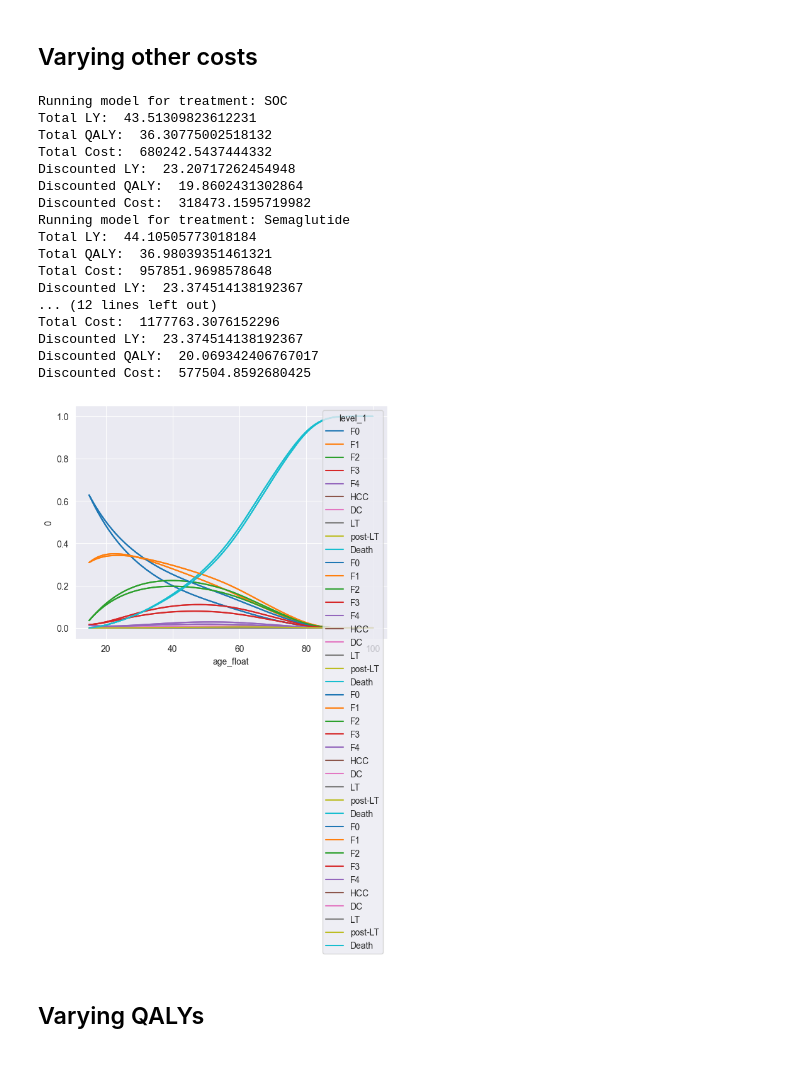
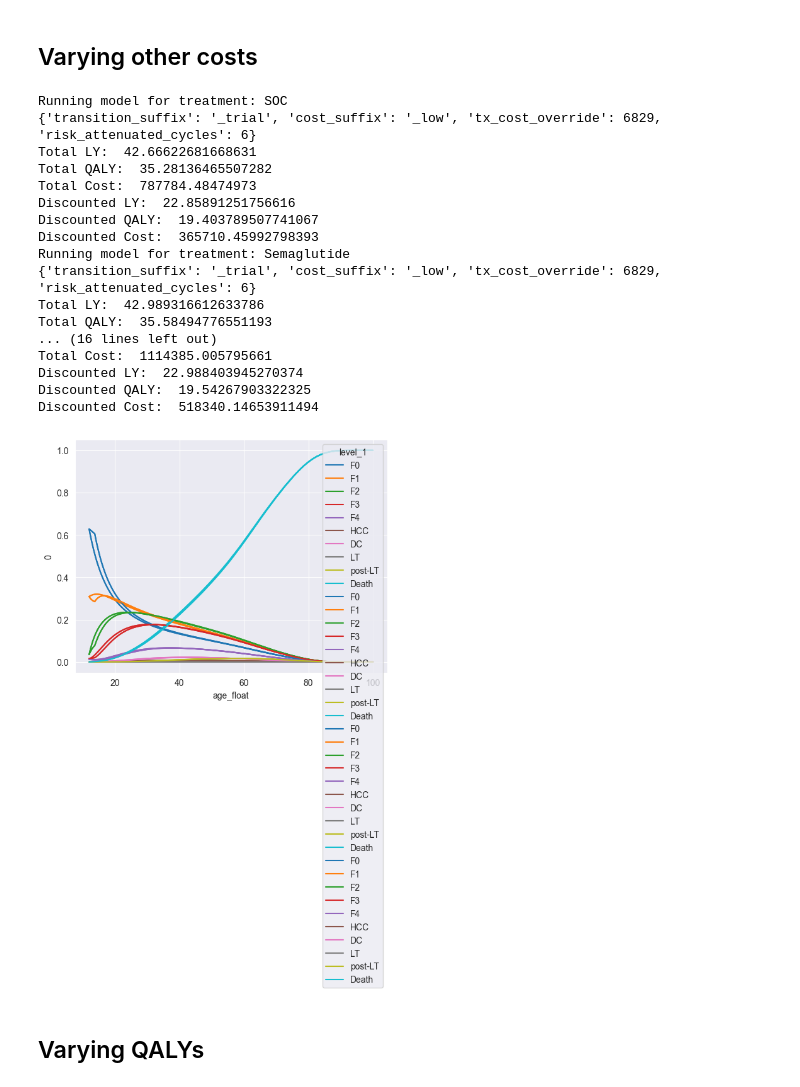
Before and after one commit to ConorMesser/glp1_cea, a Jupyter notebook: sensitivity_analyses.ipynb, the cells around one changed output. Cells and saved outputs as stored; diff of their text form; code cells hidden in the pictures.

```diff
--- a/sensitivity_analyses.ipynb
+++ b/sensitivity_analyses.ipynb
@@ -27,7 +46,8 @@ sensitivity_results = []
 # %%
 # Base Model
 results, traces = run_comparison('~/Documents/courses/HRP_392/final_baseline_transition_probs.csv',
-                                 initial_prevalence, ['SOC', 'Semaglutide'], rr=rr, pr=pr, transition_suffix=baseline_tm_suffix)
+                                 initial_prevalence, ['SOC', 'Semaglutide'], rr=rr, pr=pr,
+                                 transition_suffix=baseline_tm_suffix, risk_attenuated_cycles=6)
 
 sensitivity_results.append(['base', 'base', gen_cea(results).loc['Semaglutide', 'ICER']])
 # %% [output]
@@ -49,24 +71,26 @@ Discounted Cost:  521514.4644388803
 # %% [markdown]
 ## Varying background re/progression rates
 # %%
+# TODO should include other rates in low/high as well (DC, HCC, liver transplant)
+
 results, _ = run_comparison('~/Documents/courses/HRP_392/final_baseline_transition_probs.csv',
                initial_prevalence, ['SOC', 'Semaglutide'], rr=rr, pr=pr,
-               transition_suffix='_obs_low')
+               transition_suffix='_obs_low', risk_attenuated_cycles=6)
 sensitivity_results.append(['progression_rate_obs', 'low', gen_cea(results).loc['Semaglutide', 'ICER']])
 
 results, _ = run_comparison('~/Documents/courses/HRP_392/final_baseline_transition_probs.csv',
                initial_prevalence, ['SOC', 'Semaglutide'], rr=rr, pr=pr,
-               transition_suffix='_obs_high')
+               transition_suffix='_obs_high', risk_attenuated_cycles=6)
 sensitivity_results.append(['progression_rate_obs', 'high', gen_cea(results).loc['Semaglutide', 'ICER']])
 
 results, _ = run_comparison('~/Documents/courses/HRP_392/final_baseline_transition_probs.csv',
                initial_prevalence, ['SOC', 'Semaglutide'], rr=rr, pr=pr,
-               transition_suffix='_trial_low')
+               transition_suffix='_trial_low', risk_attenuated_cycles=6)
 sensitivity_results.append(['progression_rate_trial', 'low', gen_cea(results).loc['Semaglutide', 'ICER']])
 
 results, _ = run_comparison('~/Documents/courses/HRP_392/final_baseline_transition_probs.csv',
                initial_prevalence, ['SOC', 'Semaglutide'], rr=rr, pr=pr,
-               transition_suffix='_trial_high')
+               transition_suffix='_trial_high', risk_attenuated_cycles=6)
 sensitivity_results.append(['progression_rate_trial', 'high', gen_cea(results).loc['Semaglutide', 'ICER']])
 # %% [output]
 Running model for treatment: SOC
@@ -94,12 +116,12 @@ Discounted Cost:  569350.9689638865
 # %%
 results, _ = run_comparison('~/Documents/courses/HRP_392/final_baseline_transition_probs.csv',
                initial_prevalence, ['SOC', 'Semaglutide'], rr=rr, pr=pr, transition_suffix=baseline_tm_suffix,
-               discount_rate = 0.01)
+               discount_rate = 0.01, risk_attenuated_cycles=6)
 sensitivity_results.append(['discount_rate', 'low', gen_cea(results).loc['Semaglutide', 'ICER']])
 
 results, _ = run_comparison('~/Documents/courses/HRP_392/final_baseline_transition_probs.csv',
                initial_prevalence, ['SOC', 'Semaglutide'], rr=rr, pr=pr, transition_suffix=baseline_tm_suffix,
-               discount_rate = 0.05)
+               discount_rate = 0.05, risk_attenuated_cycles=6)
 sensitivity_results.append(['discount_rate', 'high', gen_cea(results).loc['Semaglutide', 'ICER']])
 # %% [output]
 Running model for treatment: SOC
@@ -156,10 +175,0 @@ Discounted Cost:  681139.021488596
-# %%
-results, _ = run_comparison('~/Documents/courses/HRP_392/final_baseline_transition_probs.csv',
-               initial_prevalence, ['SOC', 'Semaglutide'], rr=rr, pr=pr, transition_suffix=baseline_tm_suffix,
-               starting_age=12)
-sensitivity_results.append(['starting_age', 'low', gen_cea(results).loc['Semaglutide', 'ICER']])
-
-results, _ = run_comparison('~/Documents/courses/HRP_392/final_baseline_transition_probs.csv',
-               initial_prevalence, ['SOC', 'Semaglutide'], rr=rr, pr=pr, transition_suffix=baseline_tm_suffix,
-               starting_age=18)
-sensitivity_results.append(['starting_age', 'high', gen_cea(results).loc['Semaglutide', 'ICER']])
@@ -187,32 +178,32 @@ Discounted Cost:  511262.3083591885
 # %%
 results, _ = run_comparison('~/Documents/courses/HRP_392/final_baseline_transition_probs.csv',
                initial_prevalence, ['SOC', 'Semaglutide'], rr=rr, pr=pr, transition_suffix=baseline_tm_suffix,
-                            cost_suffix='_low', tx_cost_override=6829)
+                            cost_suffix='_low', tx_cost_override=6829, risk_attenuated_cycles=6)
 sensitivity_results.append(['cost', 'low', gen_cea(results).loc['Semaglutide', 'ICER']])
 
 results, _ = run_comparison('~/Documents/courses/HRP_392/final_baseline_transition_probs.csv',
                initial_prevalence, ['SOC', 'Semaglutide'], rr=rr, pr=pr, transition_suffix=baseline_tm_suffix,
-                            cost_suffix='_high', tx_cost_override=6829)
+                            cost_suffix='_high', tx_cost_override=6829, risk_attenuated_cycles=6)
 sensitivity_results.append(['cost', 'high', gen_cea(results).loc['Semaglutide', 'ICER']])
 # %% [output]
 Running model for treatment: SOC
-Total LY:  43.51309823612231
-Total QALY:  36.30775002518132
-Total Cost:  680242.5437444332
-Discounted LY:  23.20717262454948
-Discounted QALY:  19.8602431302864
-Discounted Cost:  318473.1595719982
+{'transition_suffix': '_trial', 'cost_suffix': '_low', 'tx_cost_override': 6829, 'risk_attenuated_cycles': 6}
+Total LY:  42.66622681668631
+Total QALY:  35.28136465507282
+Total Cost:  787784.48474973
+Discounted LY:  22.85891251756616
+Discounted QALY:  19.403789507741067
+Discounted Cost:  365710.45992798393
 Running model for treatment: Semaglutide
-Total LY:  44.10505773018184
-Total QALY:  36.98039351461321
-Total Cost:  957851.9698578648
-Discounted LY:  23.374514138192367
-... (12 lines left out)
-Total Cost:  1177763.3076152296
-Discounted LY:  23.374514138192367
-Discounted QALY:  20.069342406767017
-Discounted Cost:  577504.8592680425
+{'transition_suffix': '_trial', 'cost_suffix': '_low', 'tx_cost_override': 6829, 'risk_attenuated_cycles': 6}
+Total LY:  42.989316612633786
+Total QALY:  35.58494776551193
+... (16 lines left out)
+Total Cost:  1114385.005795661
+Discounted LY:  22.988403945270374
+Discounted QALY:  19.54267903322325
+Discounted Cost:  518340.14653911494
-[figure, old version]
+[figure, new version]
 # %% [markdown]
 ## Varying QALYs
 # %%
```
Also changed, not shown: parts of 44 cells of this notebook, 4 other files.
